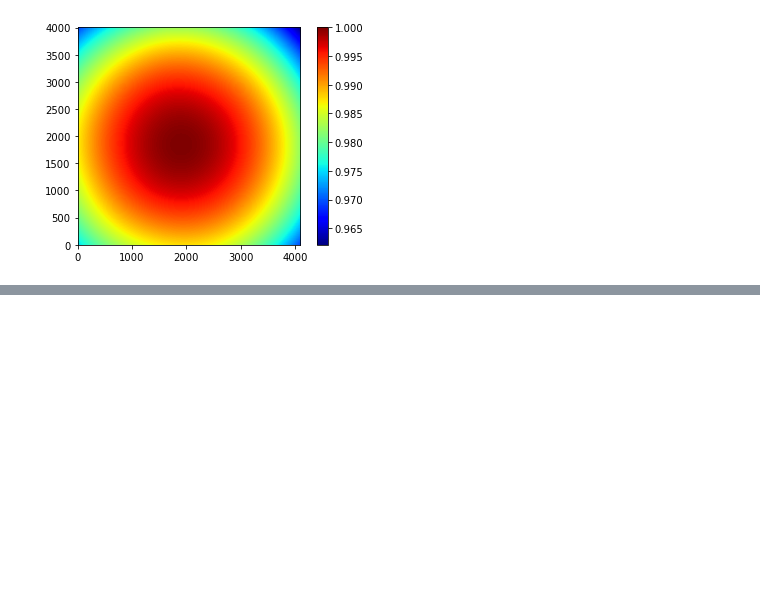
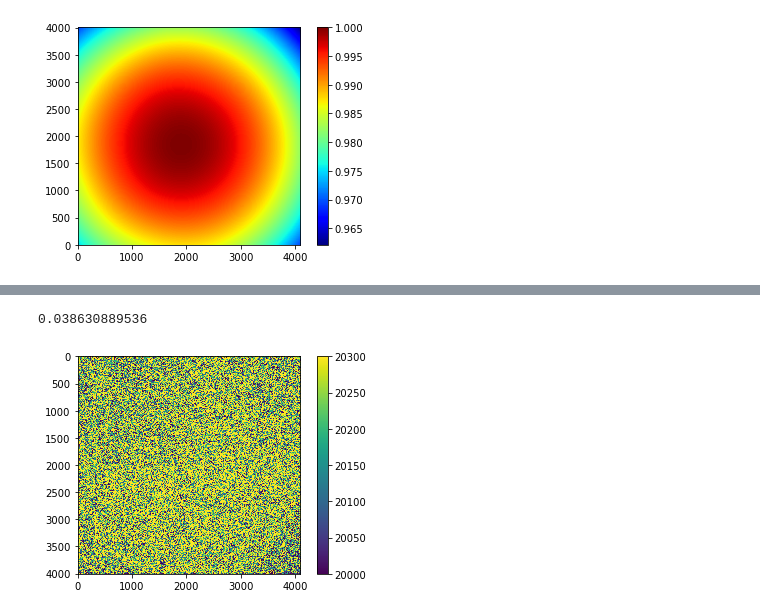
Before and after one commit to lsst-camera-dh/ccob-wb, a Jupyter notebook: notebooks/ccob_qe_analysis.ipynb, the cells around one changed output, grey strips where cells are left out. Saved outputs shown, nothing was run; the diff lists cells and outputs as text; code cells hidden in the pictures; blank space fills up the shorter version.

```diff
--- a/notebooks/ccob_qe_analysis.ipynb
+++ b/notebooks/ccob_qe_analysis.ipynb
@@ -142,0 +144,3 @@ plt.colorbar()
+# %%
+config = u.load_ccob_config(config_file_beam)
+config
@@ -142,0 +163,2 @@ plt.colorbar()
+# %%
+slac_flat, dumm = u.make_ccd_2d_array(f, gains=gains_dict)
@@ -142,0 +173,8 @@ plt.colorbar()
+# %%
+plt.imshow(slac_flat/res, vmin=20000, vmax=20300)
+plt.colorbar()
+
+print(np.std(slac_flat/res)/np.mean(slac_flat/res))
+# %% [output]
+0.038630889536
+[figure, added]
```
Also changed, not shown: parts of 11 cells of this notebook, 1 other file.
